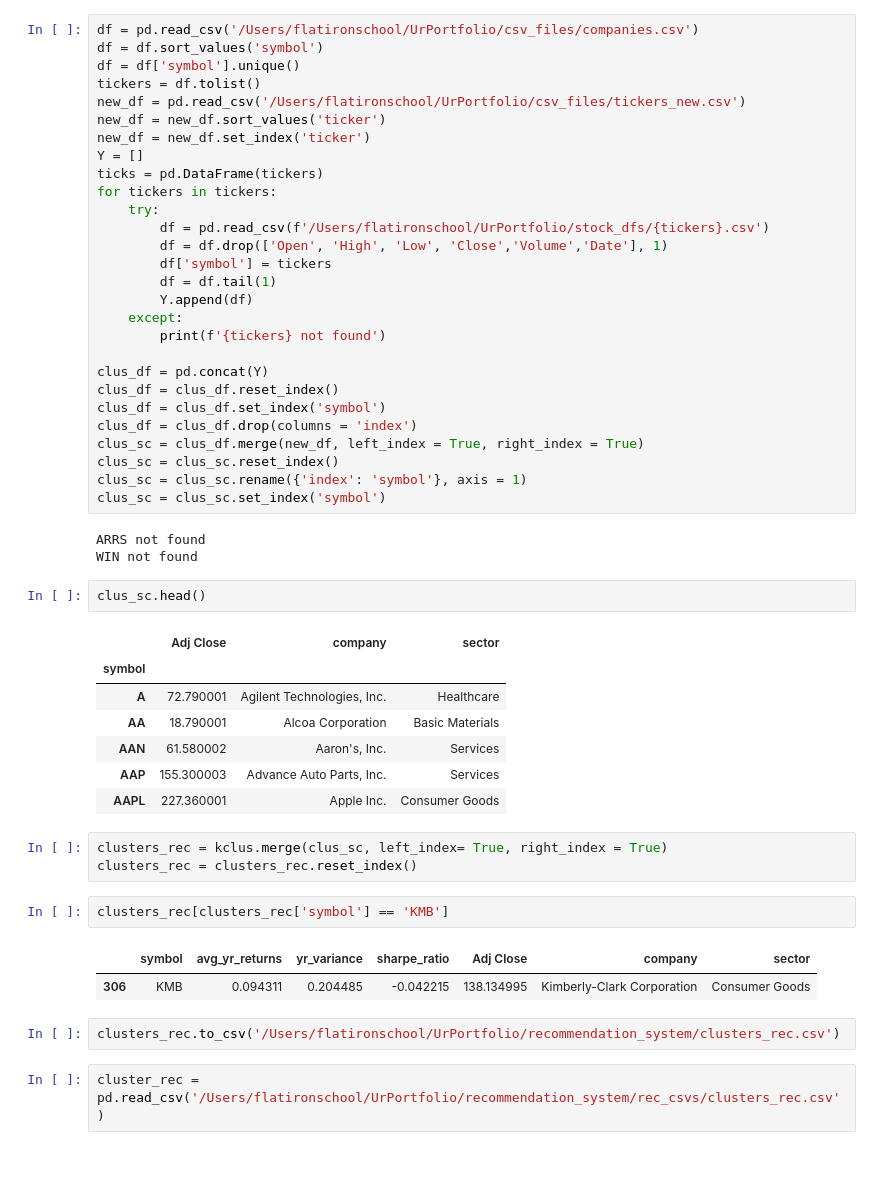
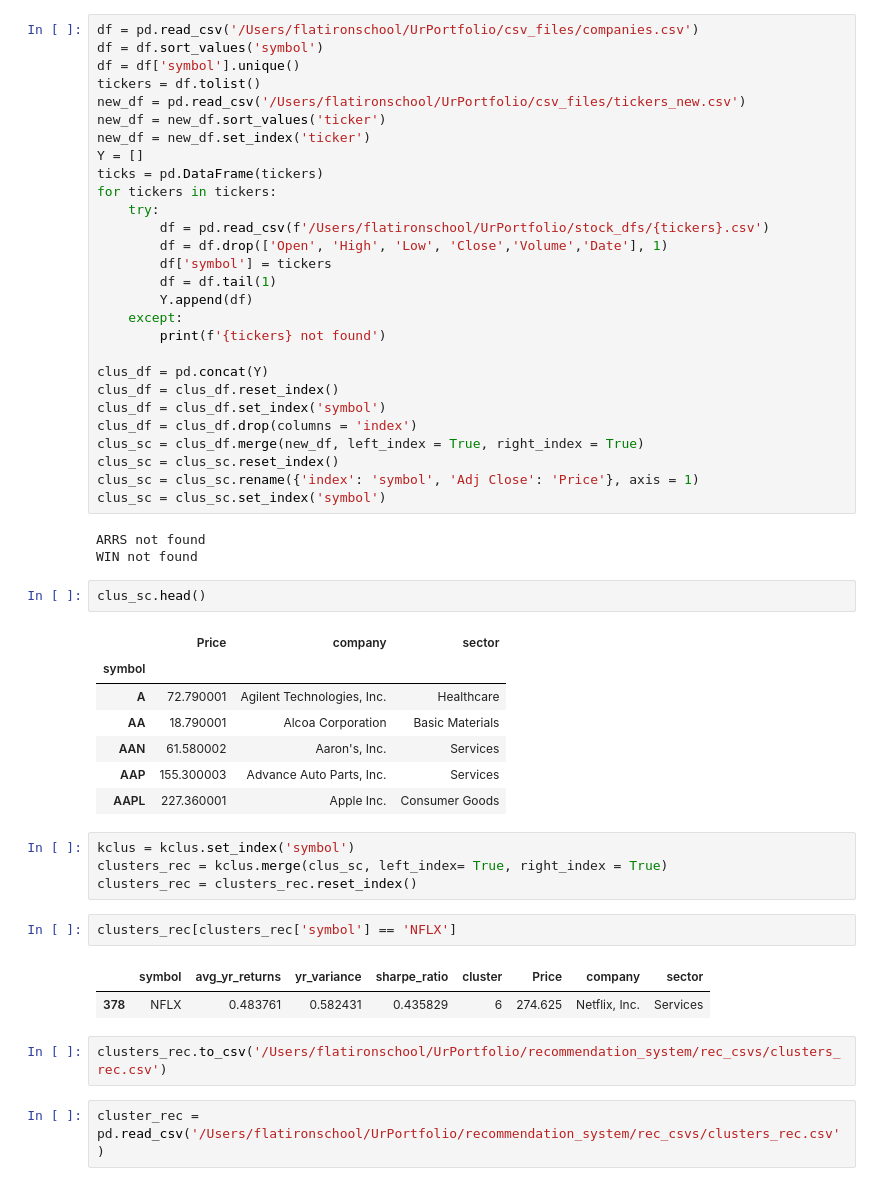
Before and after one commit to Jwdaniel34/UrPortfolio, a Jupyter notebook: recommendation_system/Kmean_cluster.ipynb, the cells around one changed output. Drawn from its saved outputs; the diff is of its cells as text.

Commit message:
changes made to investors_app, debugging recommender app, testing app in stock portfolio, making changes to csv for current price

```diff
--- a/recommendation_system/Kmean_cluster.ipynb
+++ b/recommendation_system/Kmean_cluster.ipynb
@@ -309,7 +281,7 @@ clus_df = clus_df.set_index('symbol')
 clus_df = clus_df.drop(columns = 'index')
 clus_sc = clus_df.merge(new_df, left_index = True, right_index = True)
 clus_sc = clus_sc.reset_index()
-clus_sc = clus_sc.rename({'index': 'symbol'}, axis = 1)
+clus_sc = clus_sc.rename({'index': 'symbol', 'Adj Close': 'Price'}, axis = 1)
 clus_sc = clus_sc.set_index('symbol')
 # %% [output]
 ARRS not found
@@ -317,7 +289,7 @@ WIN not found
 # %%
 clus_sc.head()
 # %% [output]
-|  | Adj Close | company | sector |
+|  | Price | company | sector |
 | symbol |  |  |  |
 | A | 72.790001 | Agilent Technologies, Inc. | Healthcare |
 | AA | 18.790001 | Alcoa Corporation | Basic Materials |
@@ -325,14 +297,15 @@ clus_sc.head()
 | AAP | 155.300003 | Advance Auto Parts, Inc. | Services |
 | AAPL | 227.360001 | Apple Inc. | Consumer Goods |
 # %%
+kclus = kclus.set_index('symbol')
 clusters_rec = kclus.merge(clus_sc, left_index= True, right_index = True)
 clusters_rec = clusters_rec.reset_index()
 # %%
-clusters_rec[clusters_rec['symbol'] == 'KMB']
+clusters_rec[clusters_rec['symbol'] == 'NFLX']
 # %% [output]
-|  | symbol | avg_yr_returns | yr_variance | sharpe_ratio | Adj Close | company | sector |
-| 306 | KMB | 0.094311 | 0.204485 | -0.042215 | 138.134995 | Kimberly-Clark Corporation | Consumer Goods |
+|  | symbol | avg_yr_returns | yr_variance | sharpe_ratio | cluster | Price | company | sector |
+| 378 | NFLX | 0.483761 | 0.582431 | 0.435829 | 6 | 274.625 | Netflix, Inc. | Services |
 # %%
-clusters_rec.to_csv('/Users/flatironschool/UrPortfolio/recommendation_system/clusters_rec.csv')
+clusters_rec.to_csv('/Users/flatironschool/UrPortfolio/recommendation_system/rec_csvs/clusters_rec.csv')
 # %%
 cluster_rec = pd.read_csv('/Users/flatironschool/UrPortfolio/recommendation_system/rec_csvs/clusters_rec.csv')
```
Also changed, not shown: parts of 5 cells of this notebook, 5 other files.
